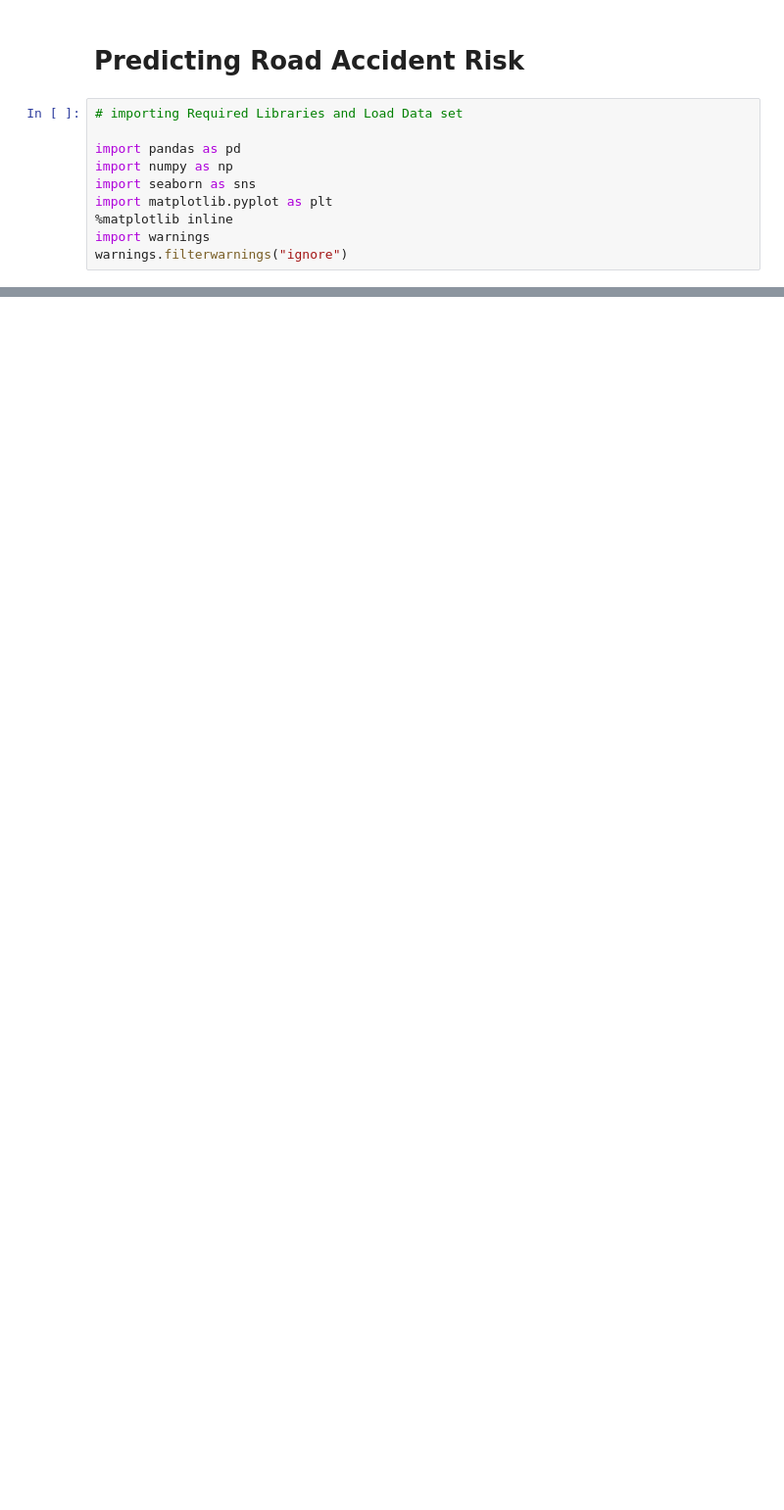
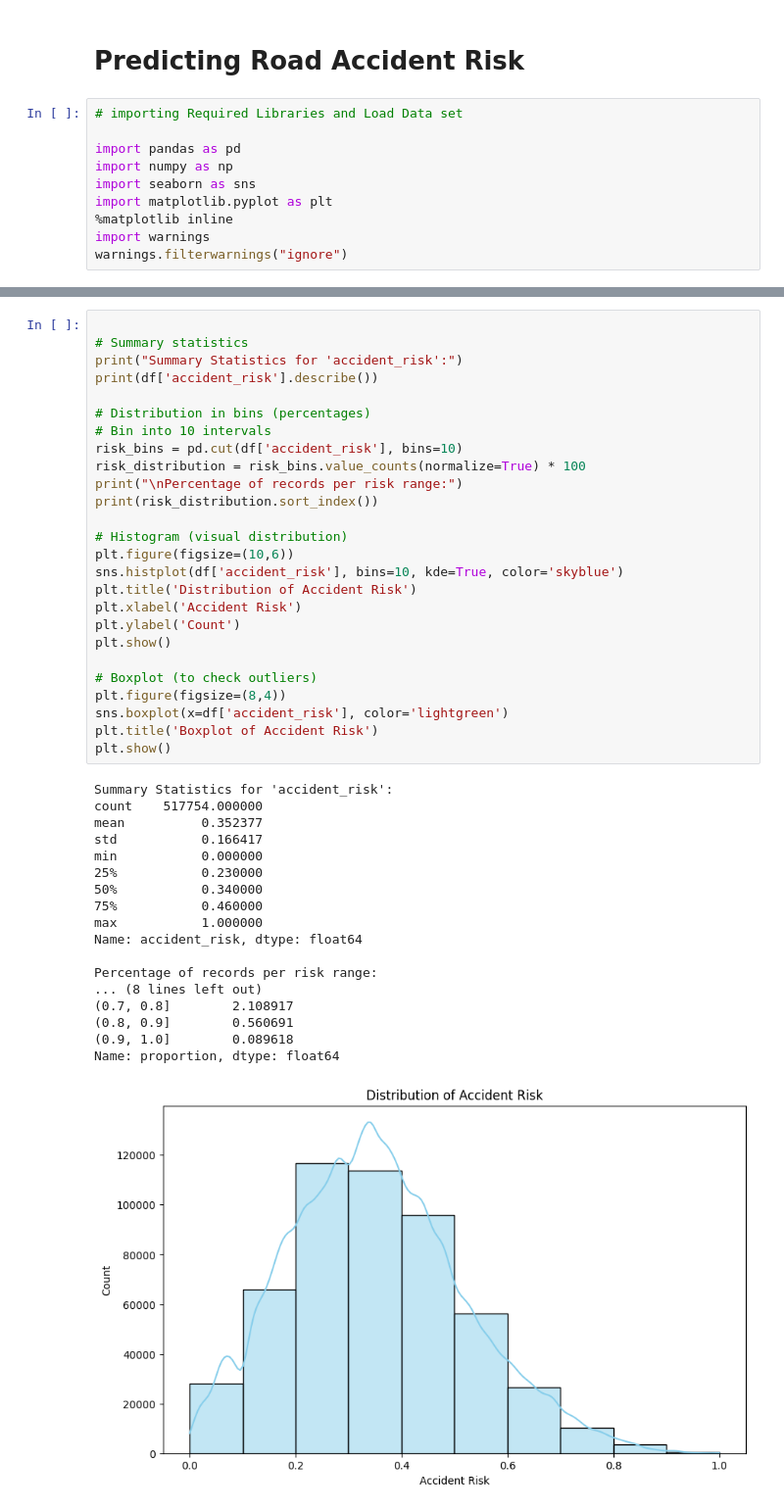
Before and after one commit to christopher-christain/Predicting-Road-Accident-Risk, a Jupyter notebook: Notebooks/EDA.ipynb, the cells around one changed output, grey strips where cells are left out. Shown at 98% size. Cells and saved outputs as stored; diff of their text form; blank space fills up the shorter version.

```diff
--- a/Notebooks/EDA.ipynb
+++ b/Notebooks/EDA.ipynb
@@ -34,0 +144,45 @@ df_2.head()
+# %%
+
+# Summary statistics
+print("Summary Statistics for 'accident_risk':")
+print(df['accident_risk'].describe())
+
+# Distribution in bins (percentages)
+# Bin into 10 intervals
+risk_bins = pd.cut(df['accident_risk'], bins=10)
+risk_distribution = risk_bins.value_counts(normalize=True) * 100
+print("\nPercentage of records per risk range:")
+print(risk_distribution.sort_index())
+
+# Histogram (visual distribution)
+plt.figure(figsize=(10,6))
+sns.histplot(df['accident_risk'], bins=10, kde=True, color='skyblue')
+plt.title('Distribution of Accident Risk')
+plt.xlabel('Accident Risk')
+plt.ylabel('Count')
+plt.show()
+
+# Boxplot (to check outliers)
+plt.figure(figsize=(8,4))
+sns.boxplot(x=df['accident_risk'], color='lightgreen')
+plt.title('Boxplot of Accident Risk')
+plt.show()
+# %% [output]
+Summary Statistics for 'accident_risk':
+count    517754.000000
+mean          0.352377
+std           0.166417
+min           0.000000
+25%           0.230000
+50%           0.340000
+75%           0.460000
+max           1.000000
+Name: accident_risk, dtype: float64
+
+Percentage of records per risk range:
+... (8 lines left out)
+(0.7, 0.8]        2.108917
+(0.8, 0.9]        0.560691
+(0.9, 1.0]        0.089618
+Name: proportion, dtype: float64
+[figure, added]
```
Also changed, not shown: parts of 15 cells of this notebook, 2 other files.
